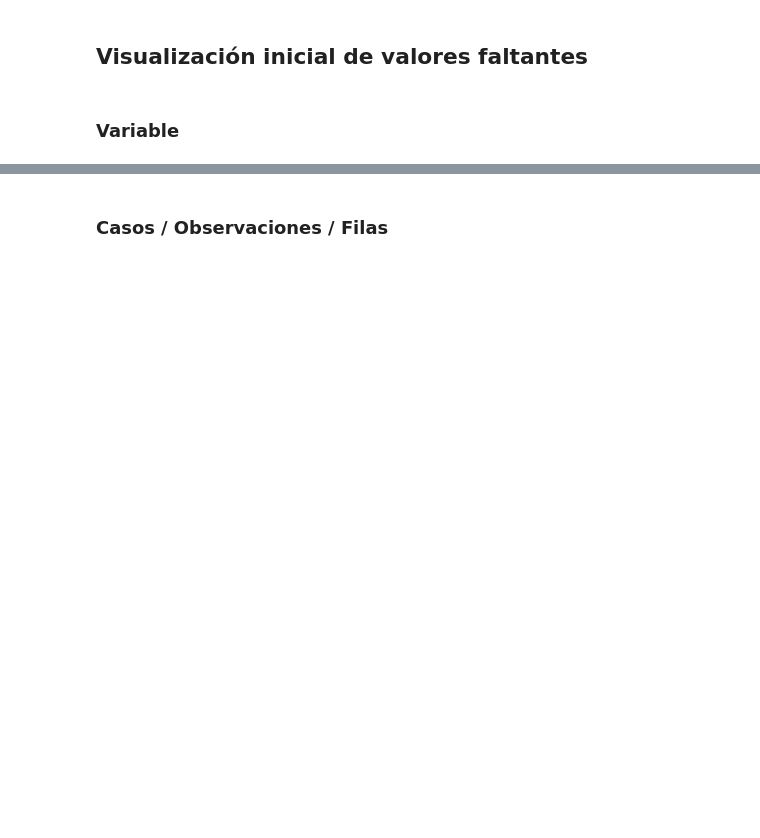
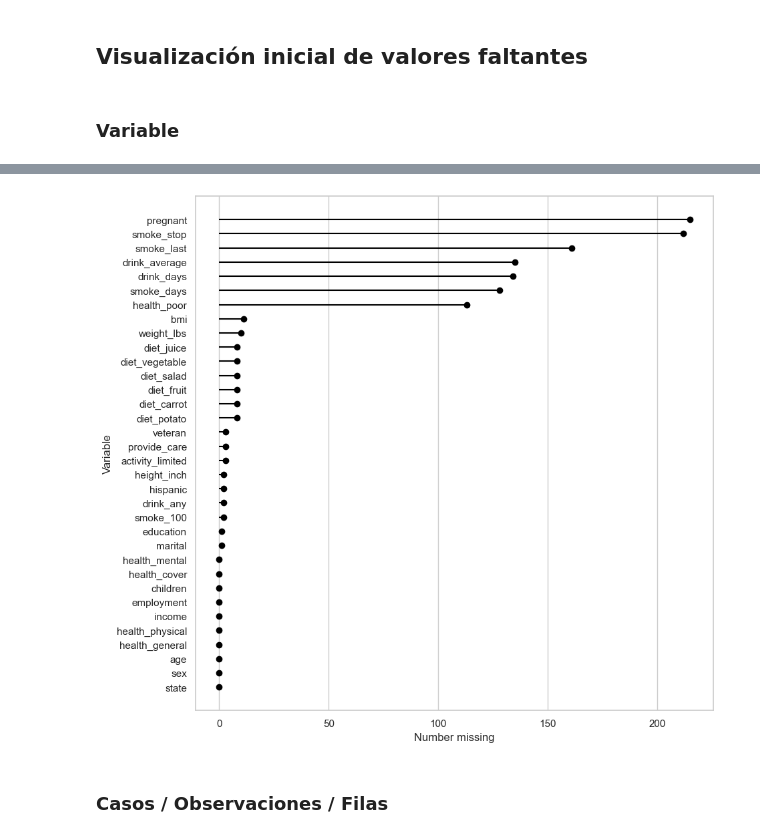
Before and after one commit to JuanLeguizamon97/datos_faltantes, a Jupyter notebook: live-exploration-missing-values.ipynb, the cells around one changed output, grey strips where cells are left out. Drawn from its saved outputs; the diff is of its cells as text; code cells hidden in the pictures; blank space fills up the shorter version.

```diff
--- a/live-exploration-missing-values.ipynb
+++ b/live-exploration-missing-values.ipynb
@@ -289,2 +383,6 @@ AttributeError: 'DataFrame' object has no attribute 'n_variables'
+# %%
+riskfactors_df.missing.missing_variable_plot()
+# %% [output]
+[figure, added]
 # %% [markdown]
 ### Casos / Observaciones / Filas
```
Also changed, not shown: parts of 16 cells of this notebook.
